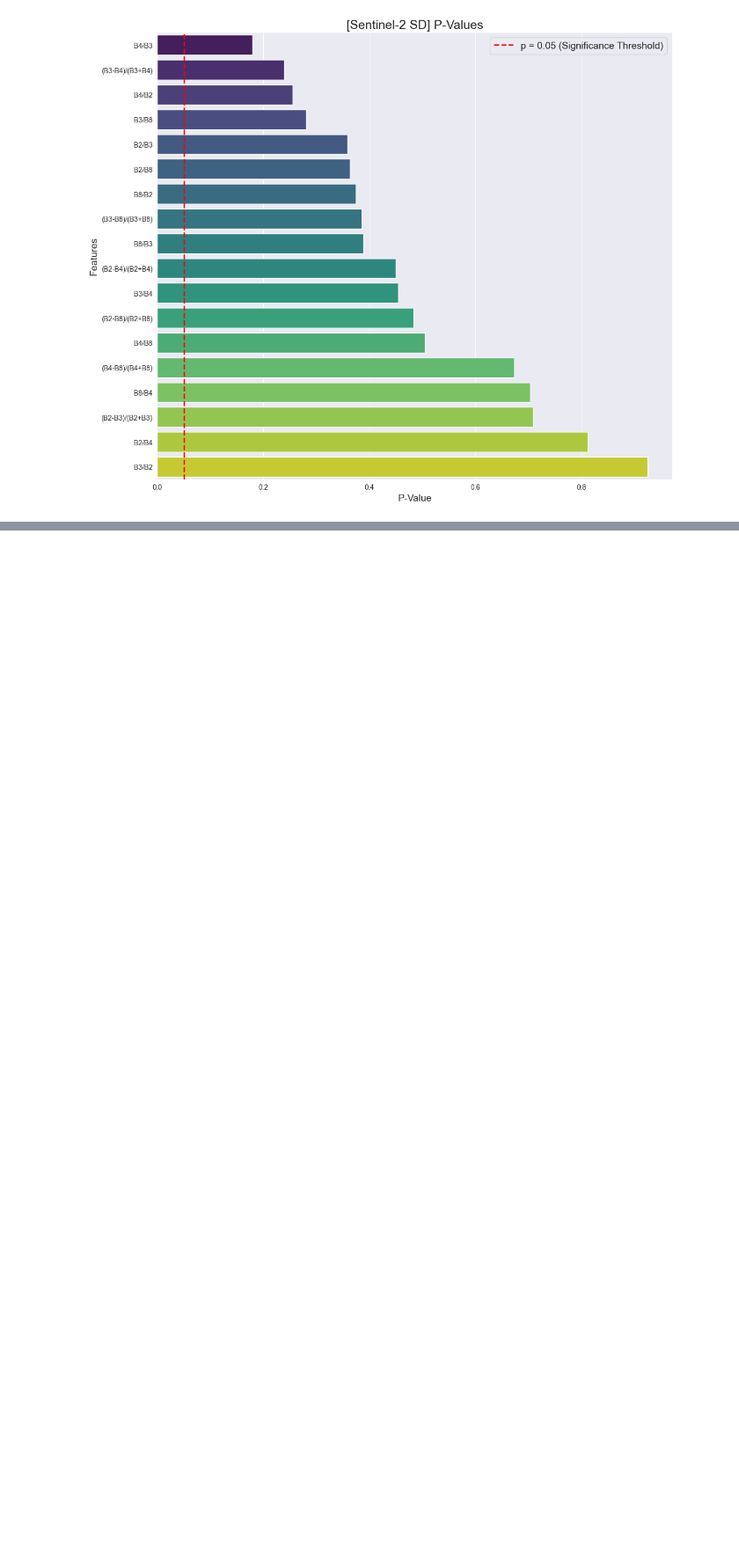
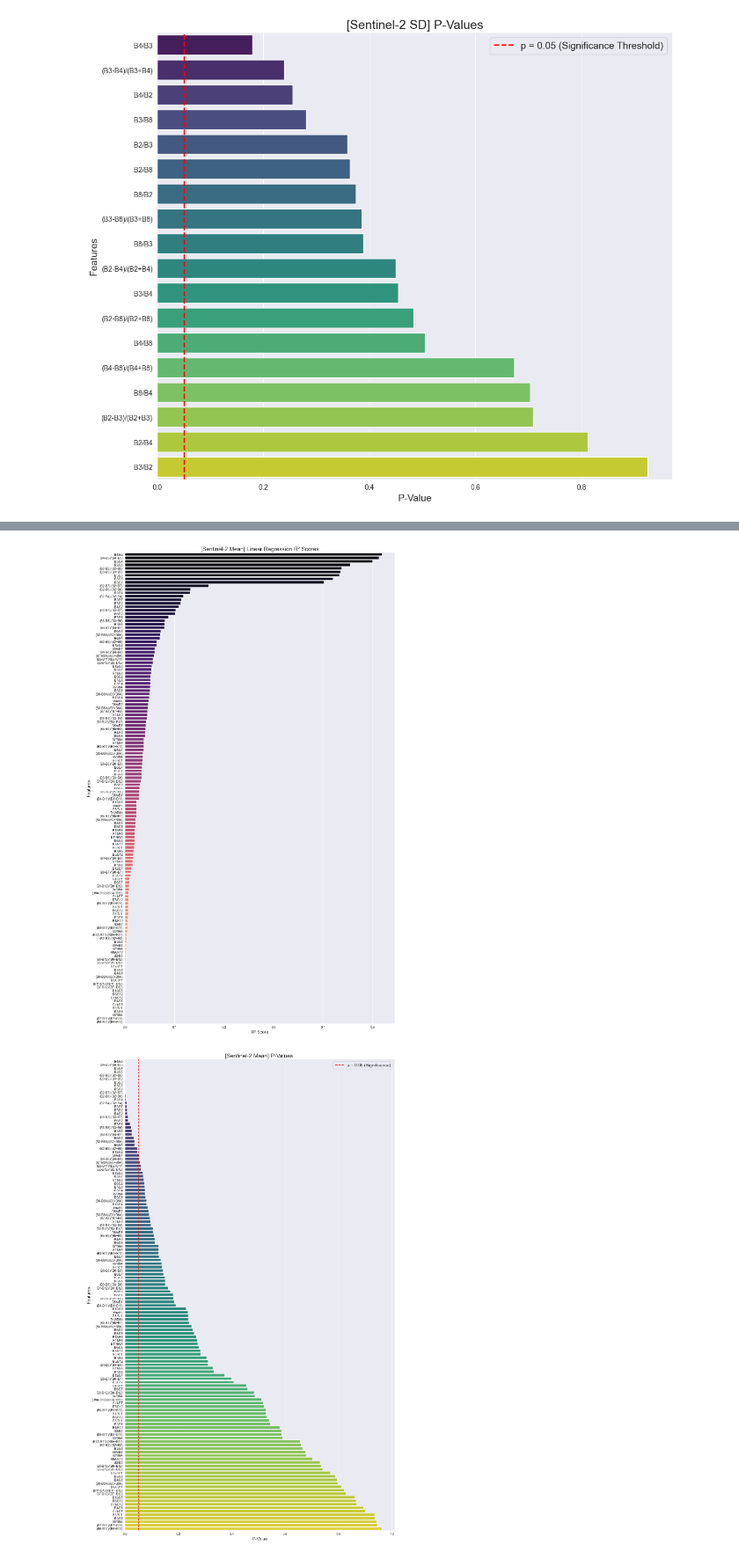
Before and after one commit to anup-adhikari10/chlorophyll_data_evaluation, a Jupyter notebook: S2_using_MLR.ipynb, the cells around one changed output, grey strips where cells are left out. Shown at 88% size. Drawn from its saved outputs; the diff is of its cells as text; code cells hidden in the pictures; blank space fills up the shorter version.

```diff
--- a/S2_using_MLR.ipynb
+++ b/S2_using_MLR.ipynb
@@ -255,3 +255,70 @@ results_df.to_excel("Sentinel_SD_Regression_Results.xlsx", index=False)
           B3/B2  0.000151 0.924599    -0.391986
 [figure]
 [figure]
+# %%
+import pandas as pd
+import numpy as np
+import matplotlib.pyplot as plt
+import seaborn as sns
+import statsmodels.api as sm
+
+# --- 1. Load Data ---
+file_path = "Sentinel2_2024_Combinations(Mean_Combinations).csv"
+df = pd.read_csv(file_path, encoding='cp1252')
+
+# --- 2. Features and Target ---
+target_col = 'Target Variable(Chlorophyll-a)'
+feature_cols = [col for col in df.columns if '/' in col and 'Unnamed' not in col]
+
+data = df[[target_col] + feature_cols].dropna()
+y = data[target_col]
+
+# --- 3. Calculate Regression Metrics ---
+results = []
+for col in feature_cols:
+    X = data[col]
+    X = sm.add_constant(X) # This adds the y-intercept
+    model = sm.OLS(y, X).fit()
+
+    results.append({
+        'Feature': col,
+        'R2_Score': model.rsquared,
+        'P_Value': model.pvalues[col],
+        'B1_Coefficient': model.params[col],    # The multiplier for the feature
+        'B0_Y_Intercept': model.params['const'] # The starting constant
+    })
+
+results_df = pd.DataFrame(results).sort_values(by='R2_Score', ascending=False)
+
+print("==========================================================")
+print("     [Mean] Complete Regression Metrics (Sorted by R2)    ")
+print("==========================================================")
+print(results_df.head(15).to_string(index=False)) # Printing top 15 for a clean view
+print("\n")
+
+# --- 4. Plotting ---
+
+# Plot 1: R2 Score
+plt.figure(figsize=(14, 22))
+sns.barplot(x='R2_Score', y='Feature', data=results_df, palette='magma', hue='Feature', legend=False)
+plt.title('[Sentinel-2 Mean] Linear Regression R² Scores', fontsize=18)
+plt.xlabel('R² Score', fontsize=14)
+plt.ylabel('Features', fontsize=14)
+plt.tight_layout()
+plt.show()
+
+# Plot 2: P-Values
+plt.figure(figsize=(14, 22))
+pval_sorted = results_df.sort_values(by='P_Value', ascending=True)
+sns.barplot(x='P_Value', y='Feature', data=pval_sorted, palette='viridis', hue='Feature', legend=False)
+plt.axvline(x=0.05, color='red', linestyle='--', linewidth=2, label='p = 0.05 (Significance)')
+plt.title('[Sentinel-2 Mean] P-Values ', fontsize=18)
+plt.xlabel('P-Value', fontsize=14)
+plt.ylabel('Features', fontsize=14)
+plt.legend(fontsize=14)
+plt.tight_layout()
+plt.show()
+
+# Export to Excel
+results_df.to_excel("Sentinel_Mean_Regression_Results.xlsx", index=False)
+# %% [output]
@@ -257,0 +344,2 @@ results_df.to_excel("Sentinel_SD_Regression_Results.xlsx", index=False)
+[figure, added]
+[figure, added]
```
Also changed, not shown: parts of 1 cell of this notebook, 4 other files.
